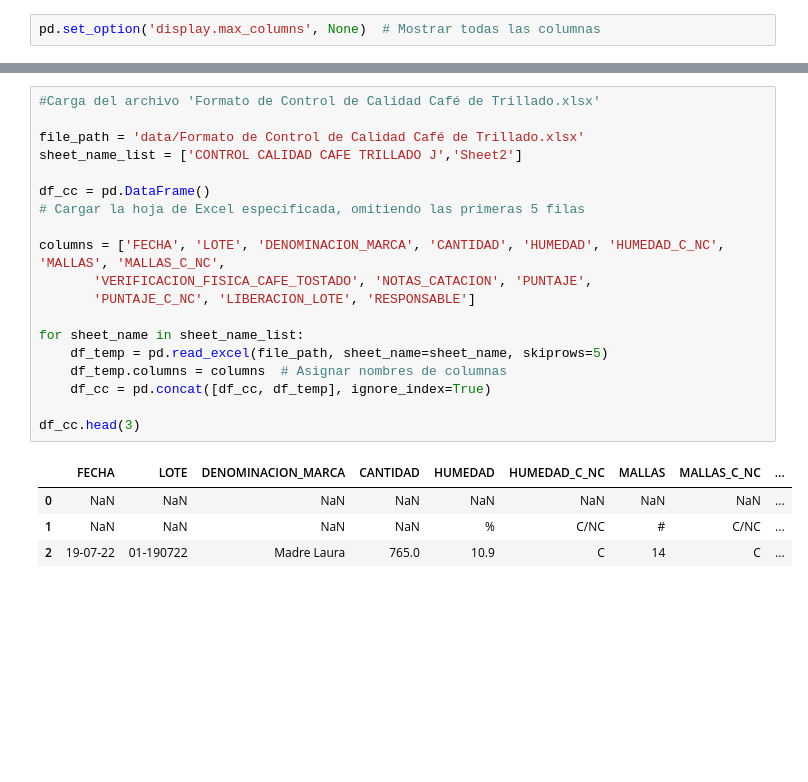
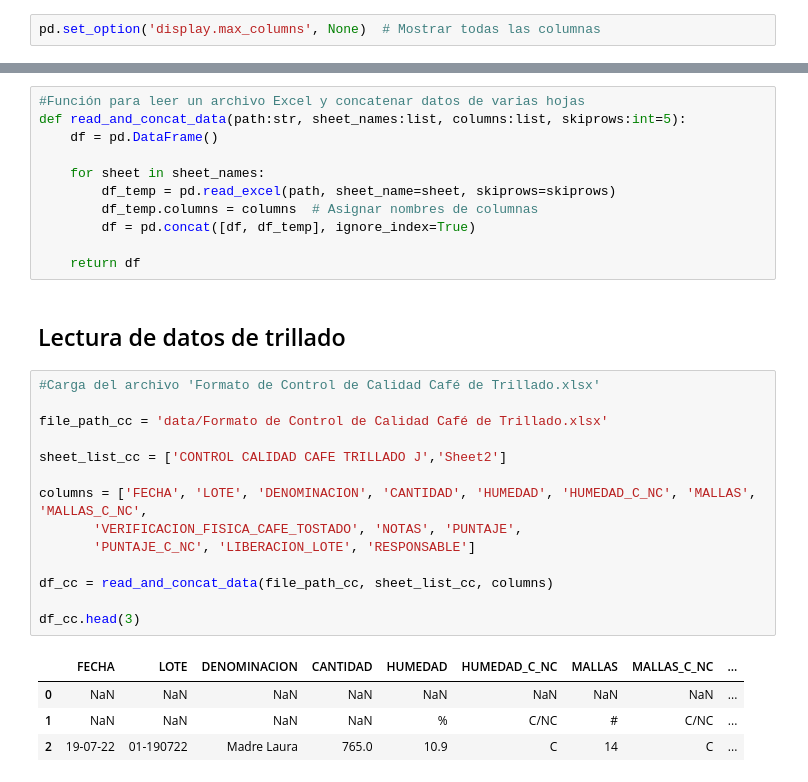
Before and after one commit to Jmurielm/Analisis-de-calidad-de-cafe, a Jupyter notebook: Notebook_Café.ipynb, the cells around one changed output, grey strips where cells are left out. Drawn from its saved outputs; the diff is of its cells as text; blank space fills up the shorter version.

```diff
--- a/Notebook_Café.ipynb
+++ b/Notebook_Café.ipynb
@@ -17,24 +42,32 @@ pd.set_option('display.max_columns', None)  # Mostrar todas las columnas
+# %%
+#Función para leer un archivo Excel y concatenar datos de varias hojas
+def read_and_concat_data(path:str, sheet_names:list, columns:list, skiprows:int=5):
+    df = pd.DataFrame()
+
+    for sheet in sheet_names:
+        df_temp = pd.read_excel(path, sheet_name=sheet, skiprows=skiprows)
+        df_temp.columns = columns  # Asignar nombres de columnas
+        df = pd.concat([df, df_temp], ignore_index=True)
+
+    return df
+# %% [markdown]
+## Lectura de datos de trillado
 # %%
 #Carga del archivo 'Formato de Control de Calidad Café de Trillado.xlsx'
 
-file_path = 'data/Formato de Control de Calidad Café de Trillado.xlsx'
-sheet_name_list = ['CONTROL CALIDAD CAFE TRILLADO J','Sheet2']
+file_path_cc = 'data/Formato de Control de Calidad Café de Trillado.xlsx'
 
-df_cc = pd.DataFrame()
-# Cargar la hoja de Excel especificada, omitiendo las primeras 5 filas
+sheet_list_cc = ['CONTROL CALIDAD CAFE TRILLADO J','Sheet2']
 
-columns = ['FECHA', 'LOTE', 'DENOMINACION_MARCA', 'CANTIDAD', 'HUMEDAD', 'HUMEDAD_C_NC', 'MALLAS', 'MALLAS_C_NC',
-       'VERIFICACION_FISICA_CAFE_TOSTADO', 'NOTAS_CATACION', 'PUNTAJE',
+columns = ['FECHA', 'LOTE', 'DENOMINACION', 'CANTIDAD', 'HUMEDAD', 'HUMEDAD_C_NC', 'MALLAS', 'MALLAS_C_NC',
+       'VERIFICACION_FISICA_CAFE_TOSTADO', 'NOTAS', 'PUNTAJE',
        'PUNTAJE_C_NC', 'LIBERACION_LOTE', 'RESPONSABLE']
 
-for sheet_name in sheet_name_list:
-    df_temp = pd.read_excel(file_path, sheet_name=sheet_name, skiprows=5)
-    df_temp.columns = columns  # Asignar nombres de columnas
-    df_cc = pd.concat([df_cc, df_temp], ignore_index=True)
+df_cc = read_and_concat_data(file_path_cc, sheet_list_cc, columns)
 
 df_cc.head(3)
 # %% [output]
-|  | FECHA | LOTE | DENOMINACION_MARCA | CANTIDAD | HUMEDAD | HUMEDAD_C_NC | MALLAS | MALLAS_C_NC | ... |
+|  | FECHA | LOTE | DENOMINACION | CANTIDAD | HUMEDAD | HUMEDAD_C_NC | MALLAS | MALLAS_C_NC | ... |
 | 0 | NaN | NaN | NaN | NaN | NaN | NaN | NaN | NaN | ... |
 | 1 | NaN | NaN | NaN | NaN | % | C/NC | # | C/NC | ... |
 | 2 | 19-07-22 | 01-190722 | Madre Laura | 765.0 | 10.9 | C | 14 | C | ... |
```
Also changed, not shown: parts of 57 cells of this notebook.
